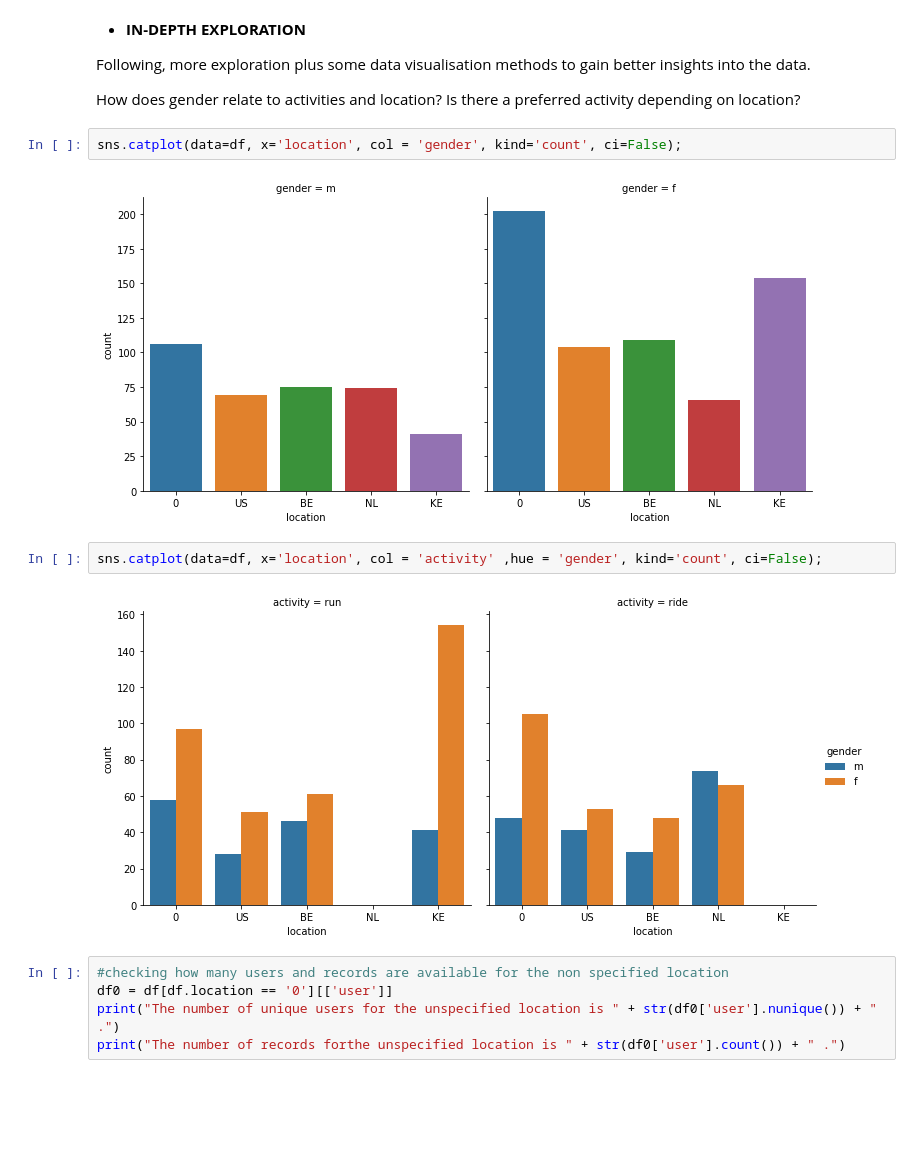
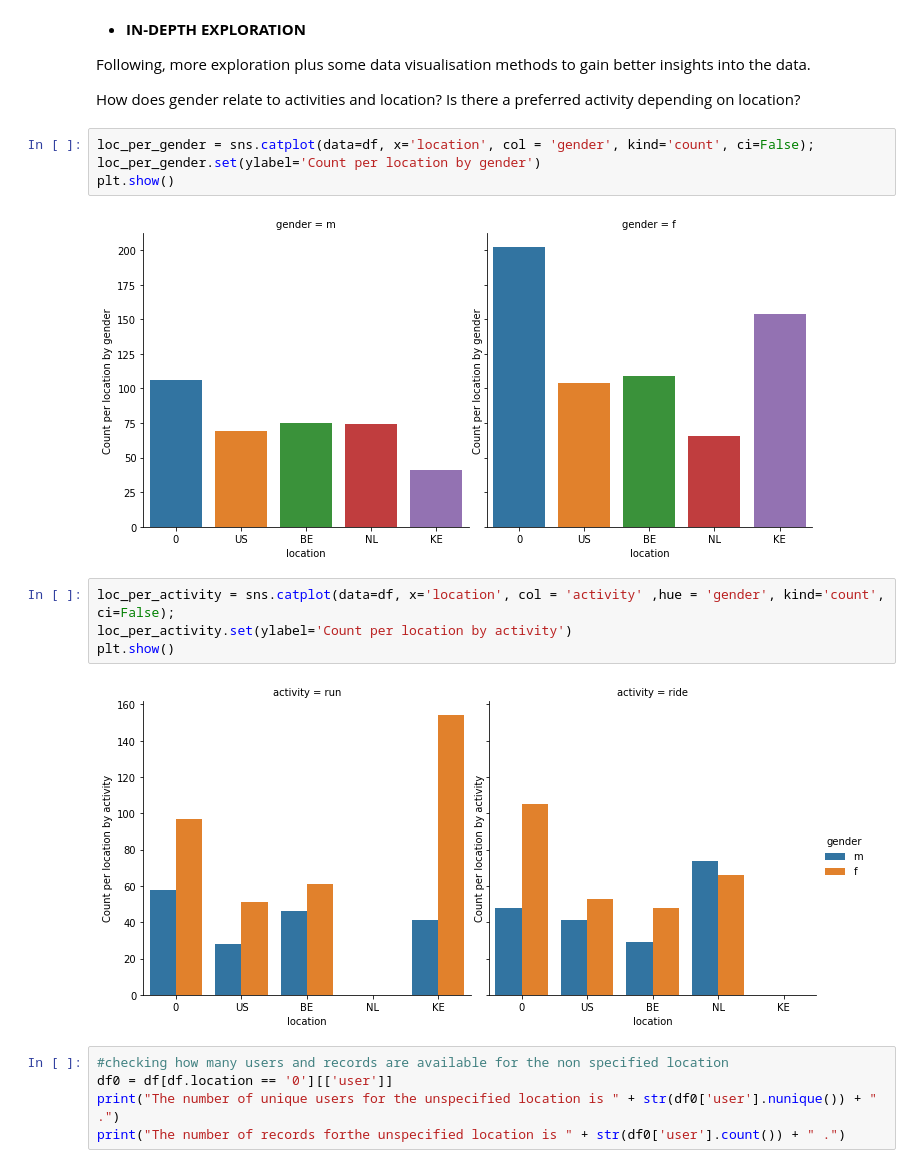
Before and after one commit to MartinaPastor/Pandas_for_data_analysis, a Jupyter notebook: Activities_analysis.ipynb, the cells around one changed output. Cells and saved outputs as stored; diff of their text form; blank space fills up the shorter version.

```diff
--- a/Activities_analysis.ipynb
+++ b/Activities_analysis.ipynb
@@ -192,13 +193,17 @@ Following, more exploration plus some data visualisation methods to gain better
 
 How does gender relate to activities and location? Is there a preferred activity depending on location?
 # %%
-sns.catplot(data=df, x='location', col = 'gender', kind='count', ci=False);
+loc_per_gender = sns.catplot(data=df, x='location', col = 'gender', kind='count', ci=False);
+loc_per_gender.set(ylabel='Count per location by gender')
+plt.show()
 # %% [output]
-[figure, old version]
+[figure, new version]
 # %%
-sns.catplot(data=df, x='location', col = 'activity' ,hue = 'gender', kind='count', ci=False);
+loc_per_activity = sns.catplot(data=df, x='location', col = 'activity' ,hue = 'gender', kind='count', ci=False);
+loc_per_activity.set(ylabel='Count per location by activity')
+plt.show()
 # %% [output]
-[figure, old version]
+[figure, new version]
 # %%
 #checking how many users and records are available for the non specified location
 df0 = df[df.location == '0'][['user']]
```
Also changed, not shown: parts of 13 cells of this notebook.
